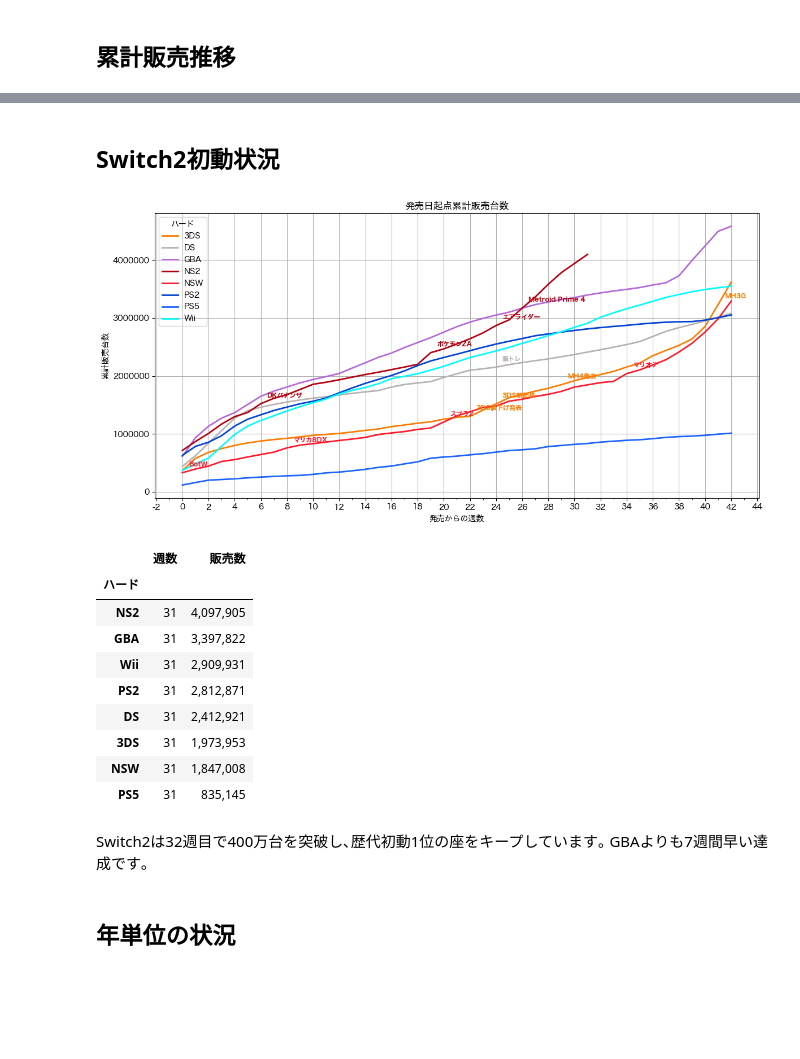
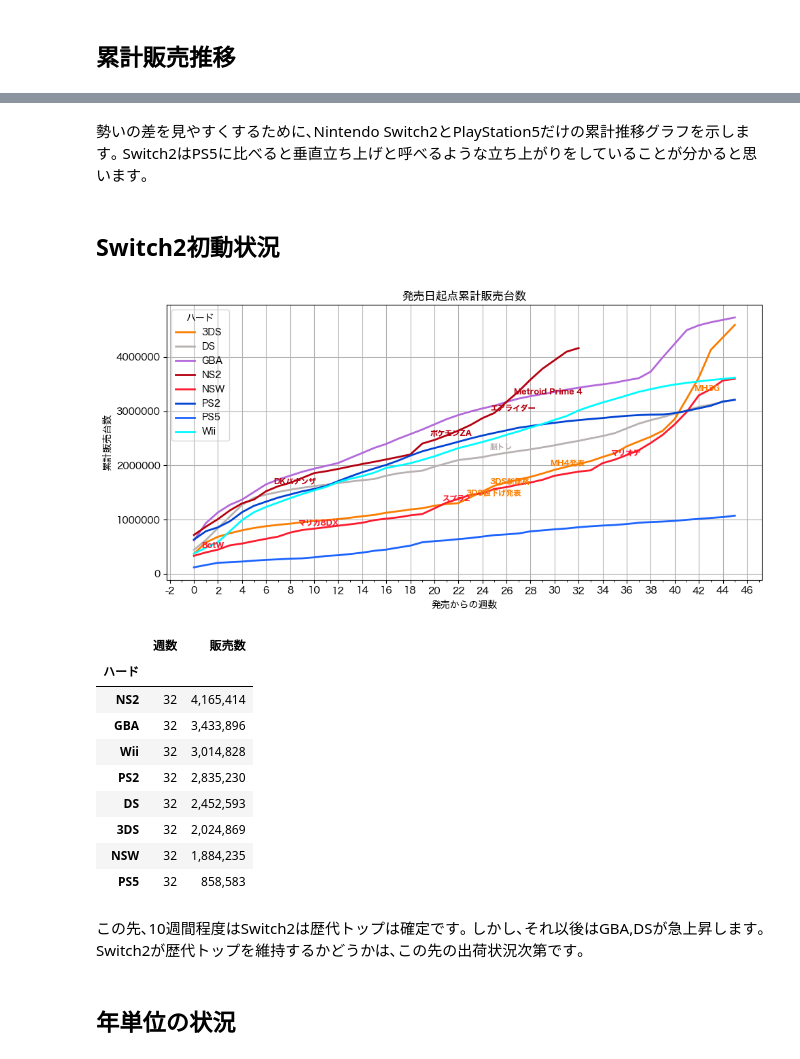
Before and after one commit to hidenden/gamedata, a Jupyter notebook: notebook/report/weekly_report.ipynb, the cells around one changed output, grey strips where cells are left out. Drawn from its saved outputs; the diff is of its cells as text; code cells hidden in the pictures; blank space fills up the shorter version.

```diff
--- a/notebook/report/weekly_report.ipynb
+++ b/notebook/report/weekly_report.ipynb
@@ -278,13 +205,16 @@ display(s5)
+# %% [markdown]
+勢いの差を見やすくするために､Nintendo Switch2とPlayStation5だけの累計推移グラフを示します｡
+Switch2はPS5に比べると垂直立ち上げと呼べるような立ち上がりをしていることが分かると思います｡
 # %% [markdown]
 ## Switch2初動状況
 # %%
 (csd_ns2_fig, csd_ns2_df) = g.plot_cumulative_sales_by_delta(hw=["GBA", "NS2", "DS", "PS2", "Wii", "3DS", "NSW", "PS5"],
-                                        mode="week", xgrid=2, end=42,
+                                        mode="week", xgrid=2, end=45,
                                         event_mask=g.EVENT_MASK_MIDDLE)
 # %% [output]
-[figure, old version]
+[figure, new version]
 # %%
-df12 = csd_ns2_df.iloc[csd_ns2_df.index == 31]
+df12 = csd_ns2_df.iloc[csd_ns2_df.index == 32]
 # df12をunpivotして、列名を"ハード"、"販売数"にする
 df12_unpivot = df12.unstack().reset_index()
 df12_unpivot.columns = ['ハード', '週数', '販売数']
@@ -296,17 +226,18 @@ display(styled_df12_unpivot)
 # %% [output]
 |  | 週数 | 販売数 |
 | ハード |  |  |
-| NS2 | 31 | 4,097,905 |
-| GBA | 31 | 3,397,822 |
-| Wii | 31 | 2,909,931 |
-| PS2 | 31 | 2,812,871 |
-| DS | 31 | 2,412,921 |
-| 3DS | 31 | 1,973,953 |
-| NSW | 31 | 1,847,008 |
-| PS5 | 31 | 835,145 |
+| NS2 | 32 | 4,165,414 |
+| GBA | 32 | 3,433,896 |
+| Wii | 32 | 3,014,828 |
+| PS2 | 32 | 2,835,230 |
+| DS | 32 | 2,452,593 |
+| 3DS | 32 | 2,024,869 |
+| NSW | 32 | 1,884,235 |
+| PS5 | 32 | 858,583 |
 # %% [markdown]
-Switch2は32週目で400万台を突破し､歴代初動1位の座をキープしています｡
-GBAよりも7週間早い達成です｡
+この先､10週間程度はSwitch2は歴代トップは確定です｡
+しかし､それ以後はGBA,DSが急上昇します｡
+Switch2が歴代トップを維持するかどうかは､この先の出荷状況次第です｡
 # %% [markdown]
 ## 年単位の状況
 # %%
```
Also changed, not shown: parts of 37 cells of this notebook, 9 other files.
